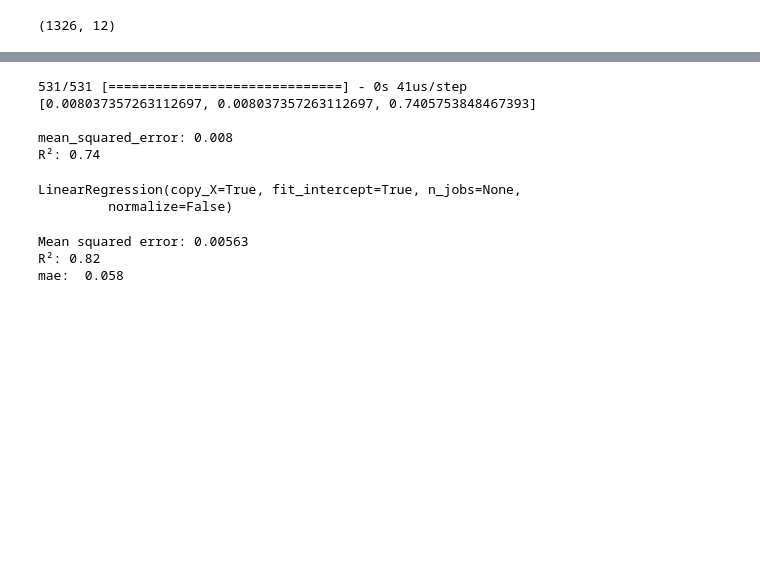
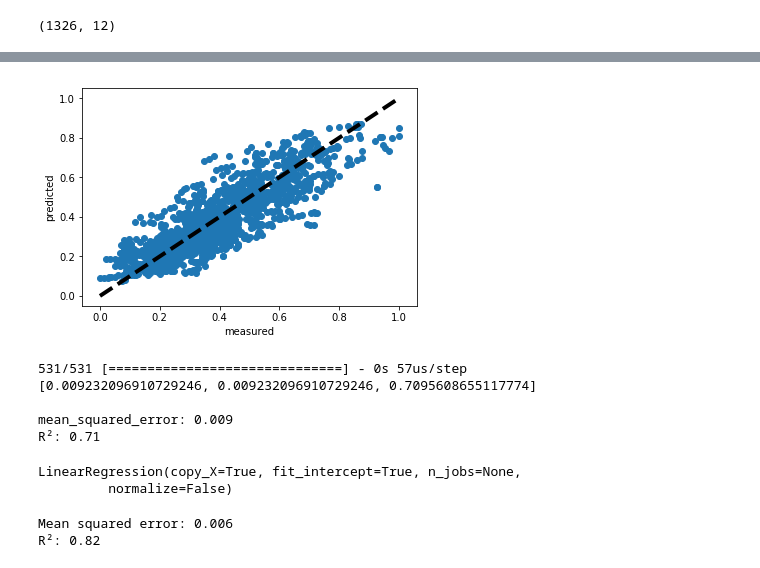
Before and after one commit to mlindsey19/Deep-Learning-dexa, a Jupyter notebook: dxadata.ipynb, the cells around one changed output, grey strips where cells are left out. Cells and saved outputs as stored; diff of their text form; code cells hidden in the pictures; blank space fills up the shorter version.

```diff
--- a/dxadata.ipynb
+++ b/dxadata.ipynb
@@ -177,4 +213,5 @@ plt.show()
 # %%
+dz = df.copy()
 dz['TRUNKFAT'],dz['fm'],dz['ffm'] = df_minmax[:,9],df_minmax[:,10],df_minmax[:,11]
 dz['mclinwt'],dz['height'],dz['mbmi'] ,dz['meanwst'],dz['meanumb'] ,dz['age']= df_std[:,0],df_std[:,1],df_std[:,2],df_std[:,3],df_std[:,4],df_std[:,6]
 dz.head()
@@ -237,6 +273,7 @@ print(YVALIDATION[0:2])
 # %%
 model = Sequential()
-model.add(Dense(128, input_dim=9, activation='relu'))
+model.add(Dense(256, input_dim=9, activation='relu'))
+model.add(Dense(64, input_dim=9, activation='relu'))
 model.add(Dense(8, activation='relu'))
 model.add(Dense(3, activation='sigmoid'))
 print(model.summary())
@@ -264,5 +303,5 @@ def r_square(y_true, y_pred):
 # %%
-model.compile(loss='mse', optimizer='Nadam', metrics=['mse',r_square])
+model.compile(loss='mse', optimizer='adam', metrics=['mse',r_square])
 # %%
-model.fit(XTRAIN, YTRAIN, epochs=128, batch_size=128)
+history = model.fit(XTRAIN, YTRAIN, epochs=32, batch_size=128)
 # %% [output]
@@ -297,17 +335,27 @@ print('R²: %.2f' % ( scores[2]))
 
 mean_squared_error: 0.001
 R²: 0.96
+# %%
+y_pred =model.predict(XVALIDATION)
+fig, ax = plt.subplots()
+ax.scatter(YVALIDATION, y_pred)
+ax.plot([YVALIDATION.min(), YVALIDATION.max()], [YVALIDATION.min(), YVALIDATION.max()], 'k--', lw=4)
+ax.set_xlabel('measured')
+ax.set_ylabel('predicted')
+plt.show()
+# %% [output]
+[figure, added]
 # %%
 scores = model.evaluate(XVALIDATION, YVALIDATION)
 print(scores)
 print("\n%s: %.3f" % (model.metrics_names[1], scores[1]))
 print('R²: %.2f' % ( scores[2]))
 # %% [output]
-531/531 [==============================] - 0s 41us/step
-[0.008037357263112697, 0.008037357263112697, 0.7405753848467393]
+531/531 [==============================] - 0s 57us/step
+[0.009232096910729246, 0.009232096910729246, 0.7095608655117774]
 
-mean_squared_error: 0.008
-R²: 0.74
+mean_squared_error: 0.009
+R²: 0.71
 # %%
 from sklearn.linear_model import LinearRegression
 from sklearn.model_selection import train_test_split
@@ -321,10 +369,8 @@ LinearRegression(copy_X=True, fit_intercept=True, n_jobs=None,
          normalize=False)
 # %%
 y_predicted = reg.predict(XVALIDATION)
-print("Mean squared error: %.5f" % mean_squared_error(YVALIDATION, y_predicted))
+print("Mean squared error: %.3f" % mean_squared_error(YVALIDATION, y_predicted))
 print('R²: %.2f' % r2_score(YVALIDATION, y_predicted))
-print('mae:  %.3f' % mean_absolute_error(YVALIDATION, y_predicted))
 # %% [output]
-Mean squared error: 0.00563
+Mean squared error: 0.006
 R²: 0.82
-mae:  0.058
```
Also changed, not shown: parts of 14 cells of this notebook.
